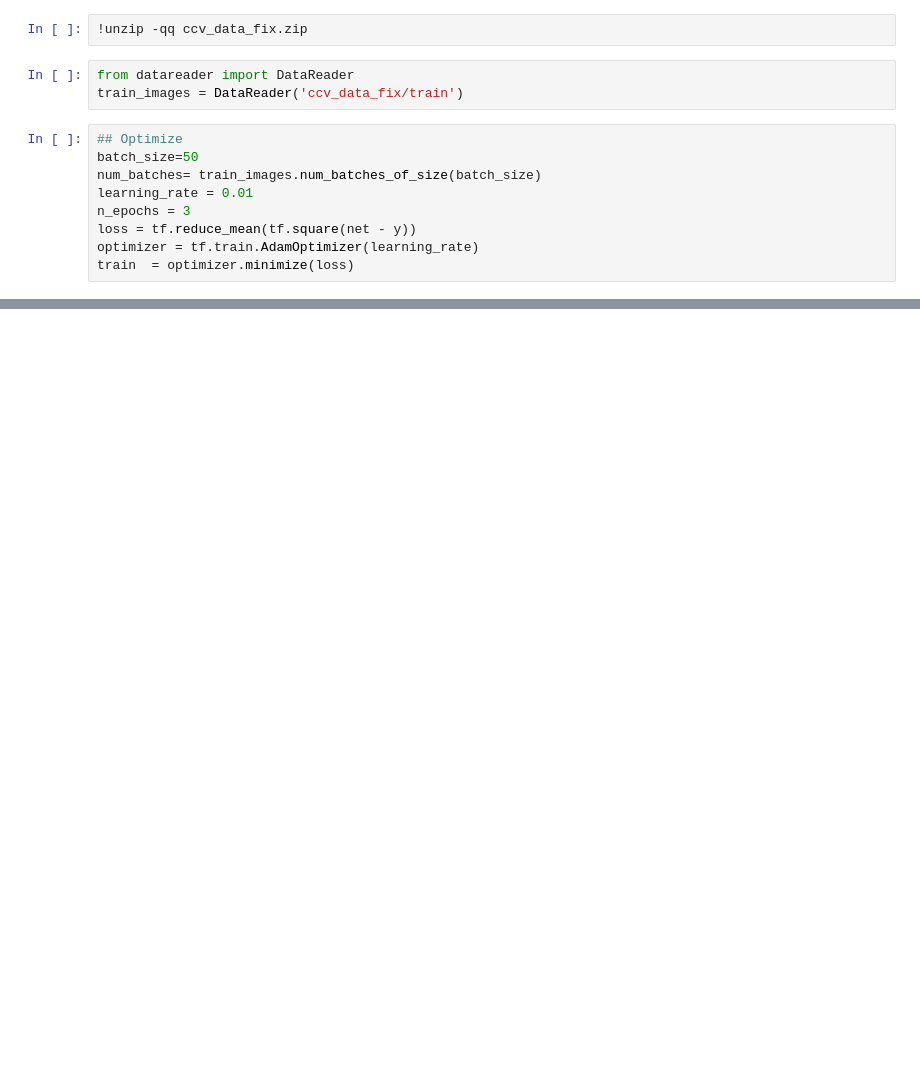
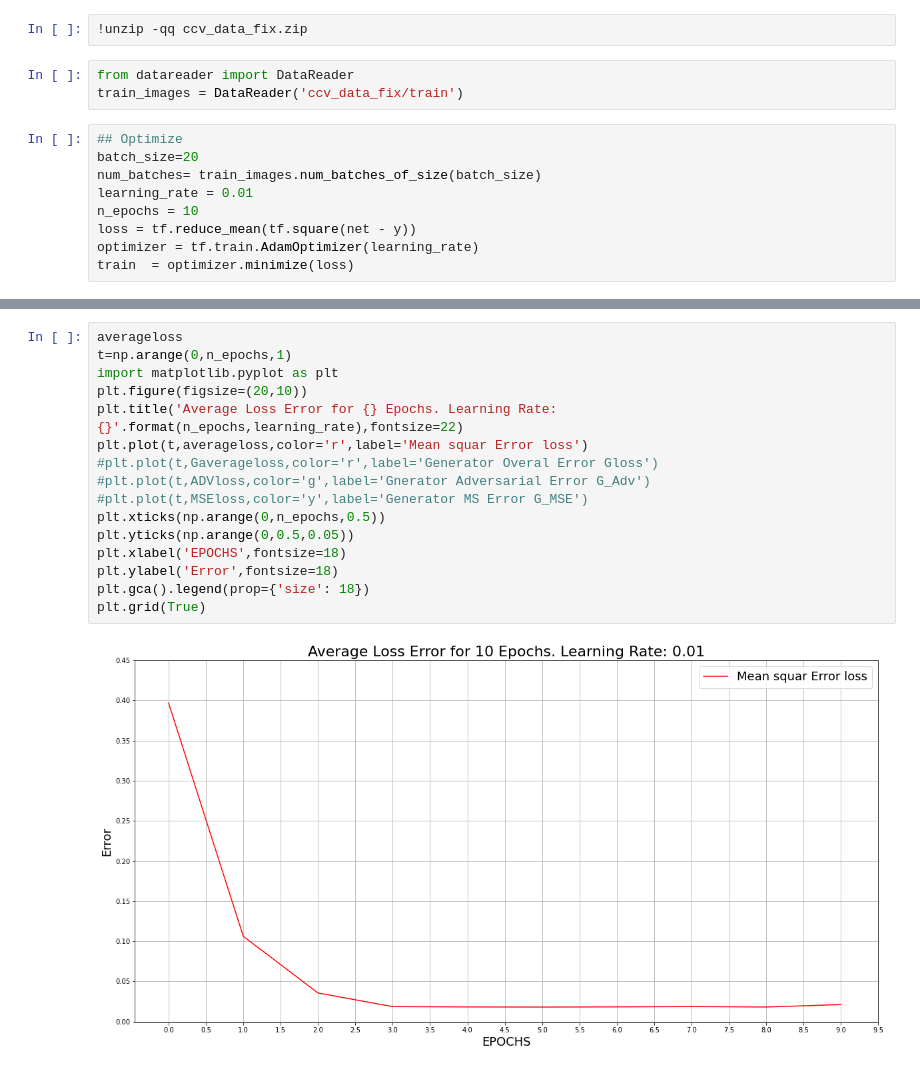
Before and after one commit to MasoudMoeini/Image-blur-detection, a Jupyter notebook: image_blur_detection.ipynb, the cells around one changed output, grey strips where cells are left out. Drawn from its saved outputs; the diff is of its cells as text; blank space fills up the shorter version.

```diff
--- a/image_blur_detection.ipynb
+++ b/image_blur_detection.ipynb
@@ -124,10 +130,10 @@ from datareader import DataReader
 train_images = DataReader('ccv_data_fix/train')
 # %%
 ## Optimize
-batch_size=50
+batch_size=20
 num_batches= train_images.num_batches_of_size(batch_size)
 learning_rate = 0.01
-n_epochs = 3
+n_epochs = 10
 loss = tf.reduce_mean(tf.square(net - y))
 optimizer = tf.train.AdamOptimizer(learning_rate)
 train  = optimizer.minimize(loss)
@@ -167,0 +174,18 @@ epoch 2 batch number 23    batch loss: 0.06692594289779663
+# %%
+averageloss
+t=np.arange(0,n_epochs,1)
+import matplotlib.pyplot as plt
+plt.figure(figsize=(20,10))
+plt.title('Average Loss Error for {} Epochs. Learning Rate: {}'.format(n_epochs,learning_rate),fontsize=22)
+plt.plot(t,averageloss,color='r',label='Mean squar Error loss')
+#plt.plot(t,Gaverageloss,color='r',label='Generator Overal Error Gloss')
+#plt.plot(t,ADVloss,color='g',label='Gnerator Adversarial Error G_Adv')
+#plt.plot(t,MSEloss,color='y',label='Generator MS Error G_MSE')
+plt.xticks(np.arange(0,n_epochs,0.5))
+plt.yticks(np.arange(0,0.5,0.05))
+plt.xlabel('EPOCHS',fontsize=18)
+plt.ylabel('Error',fontsize=18)
+plt.gca().legend(prop={'size': 18})
+plt.grid(True)
+# %% [output]
+[figure, added]
```
Also changed, not shown: parts of 4 cells of this notebook.
